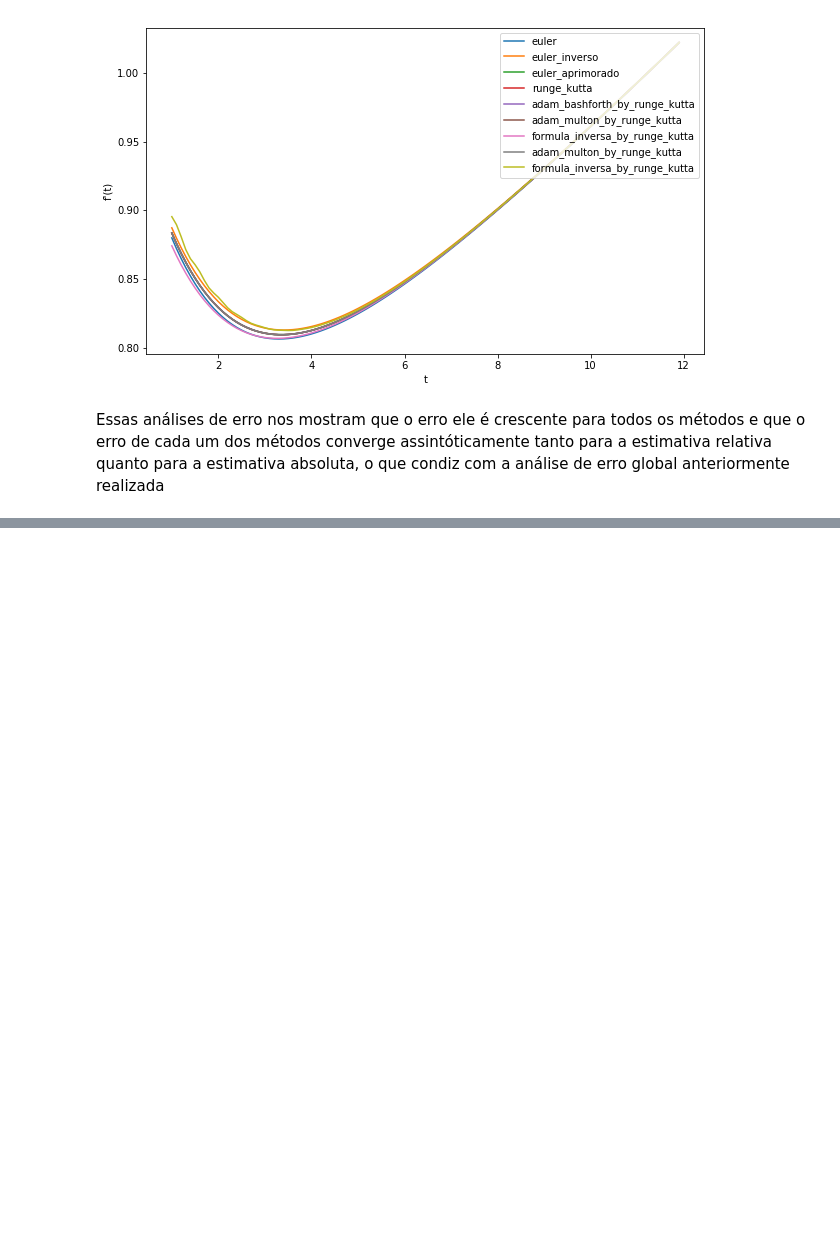
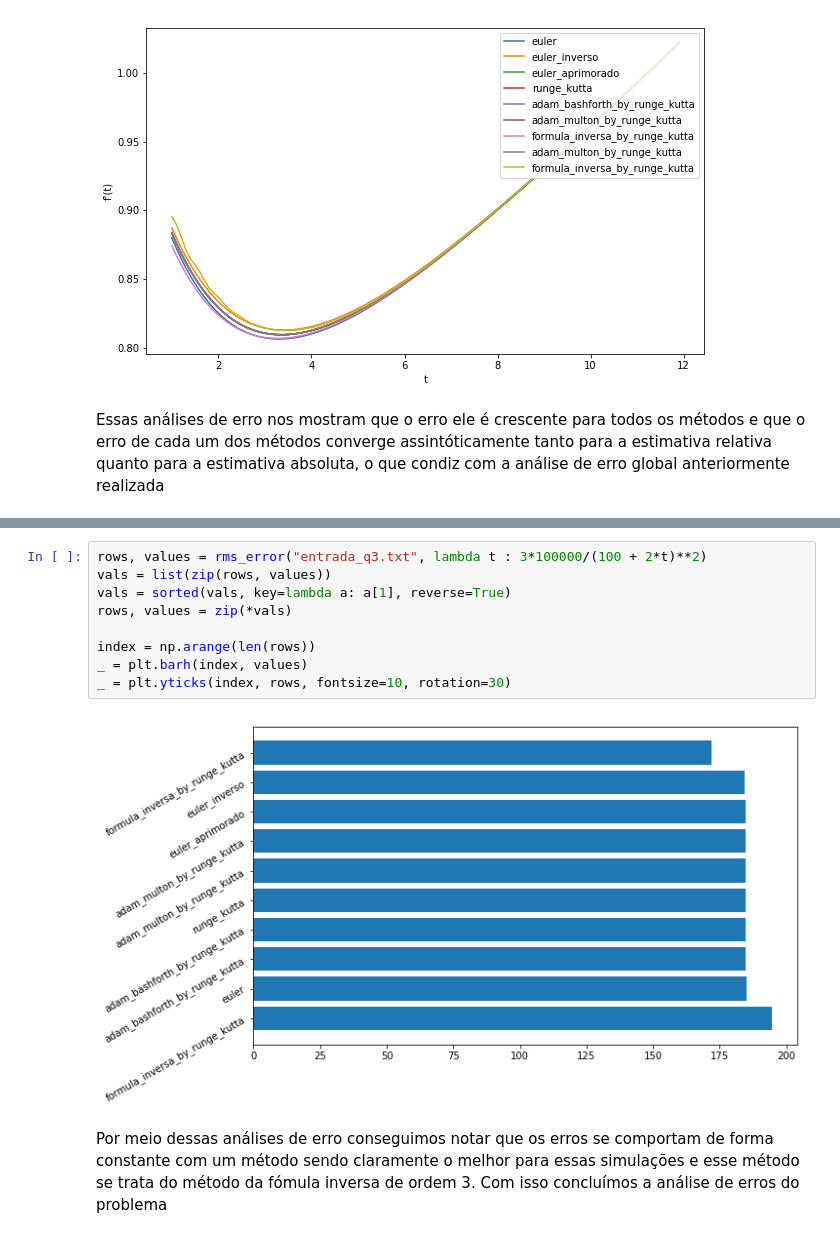
Before and after one commit to MiniMarvin/metodos_v2, a Jupyter notebook: Código-Copy1.ipynb, the cells around one changed output, grey strips where cells are left out. Cells and saved outputs as stored; diff of their text form; blank space fills up the shorter version.

```diff
--- a/Código-Copy1.ipynb
+++ b/Código-Copy1.ipynb
@@ -1555,0 +1586,13 @@ zoom_plot("entrada_q3.txt", 9, 12, lambda t : (2000 - (200-t)**2/20)/2)
+# %%
+rows, values = rms_error("entrada_q3.txt", lambda t : 3*100000/(100 + 2*t)**2)
+vals = list(zip(rows, values))
+vals = sorted(vals, key=lambda a: a[1], reverse=True)
+rows, values = zip(*vals)
+
+index = np.arange(len(rows))
+_ = plt.barh(index, values)
+_ = plt.yticks(index, rows, fontsize=10, rotation=30)
+# %% [output]
+[figure, added]
+# %% [markdown]
+Por meio dessas análises de erro conseguimos notar que os erros se comportam de forma constante com um método sendo claramente o melhor para essas simulações e esse método se trata do método da fómula inversa de ordem 3. Com isso concluímos a análise de erros do problema
```
Also changed, not shown: parts of 12 cells of this notebook, 1 other file.
